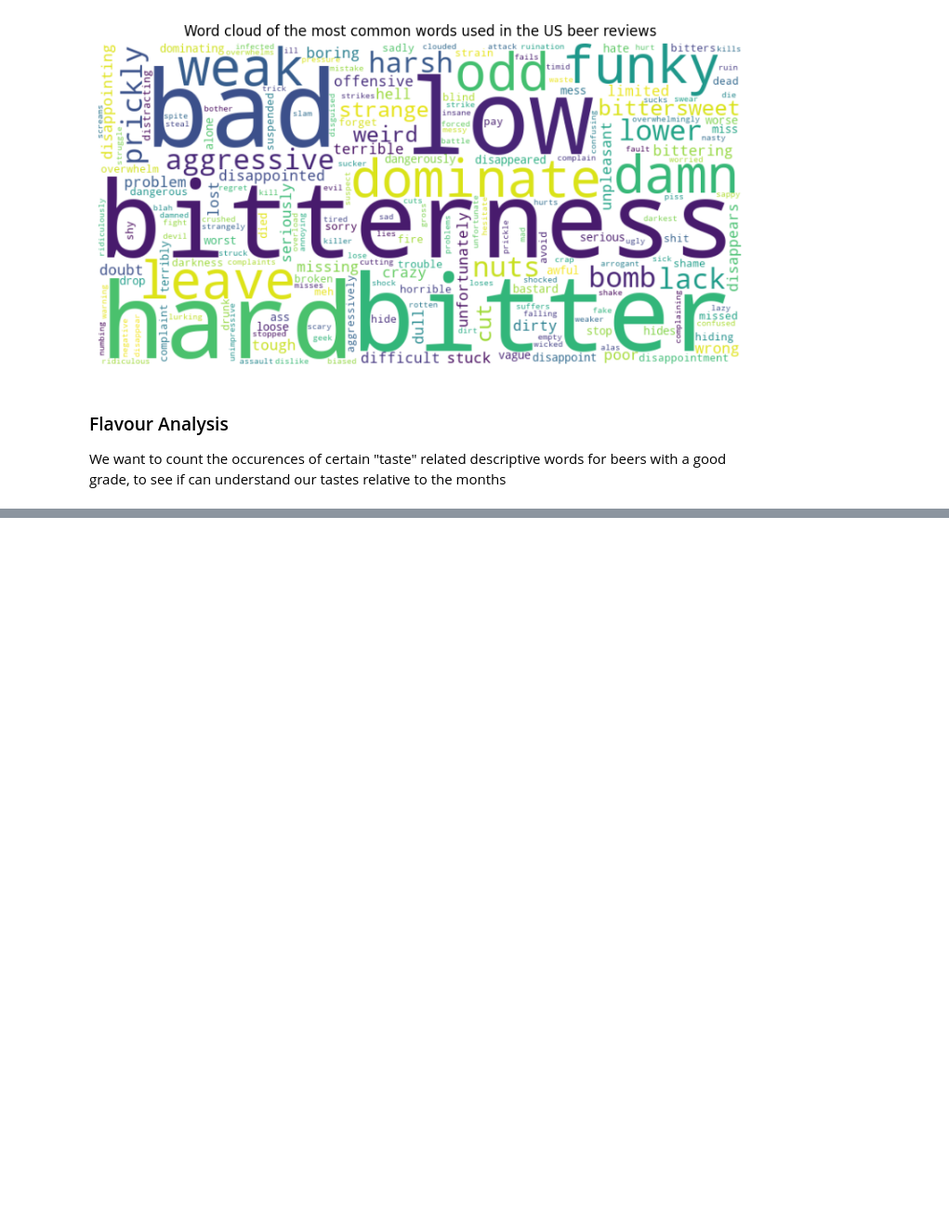
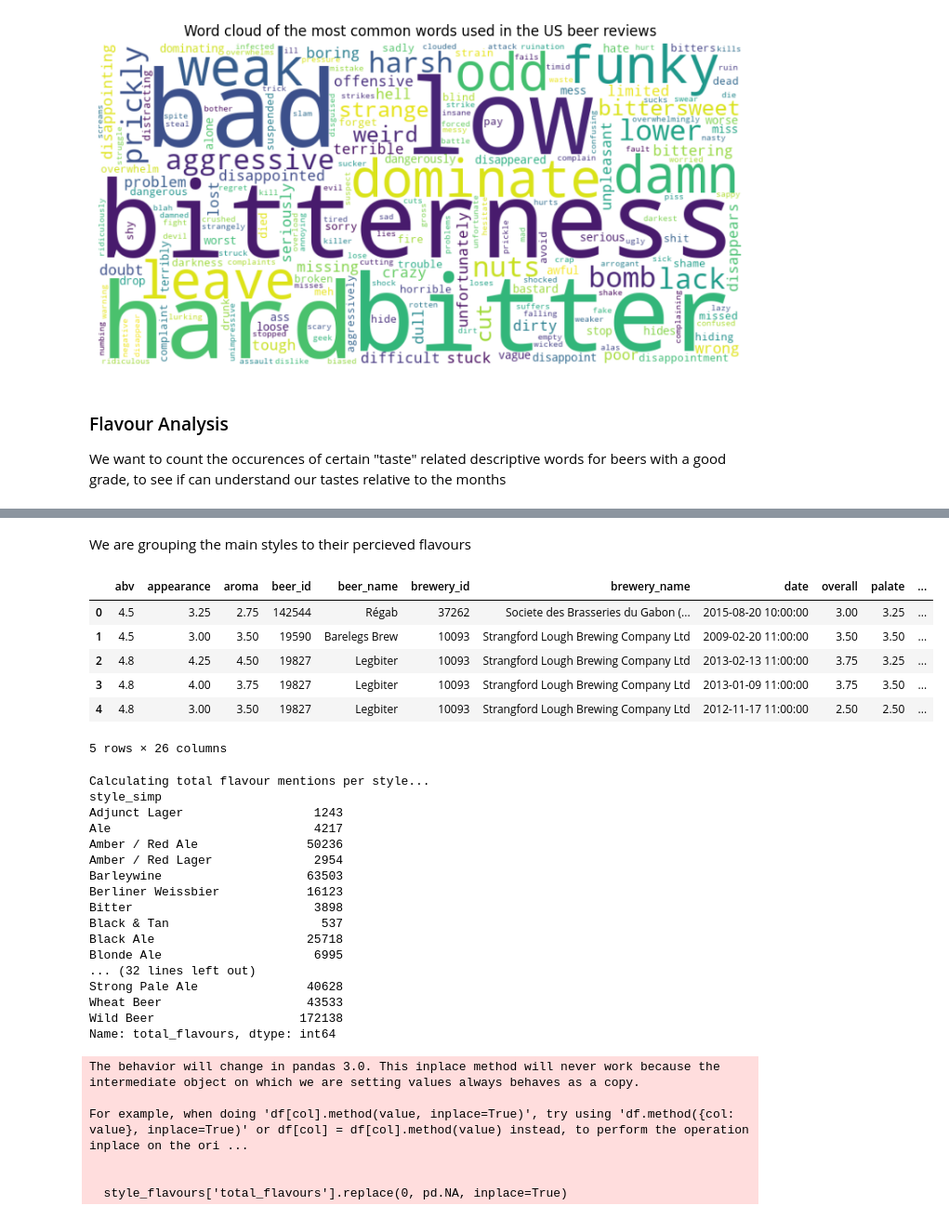
Before and after one commit to epfl-ada/ada-2024-project-databrewers, a Jupyter notebook: milestoneP3 copy.ipynb, the cells around one changed output, grey strips where cells are left out. Shown at 93% size. Cells and saved outputs as stored; diff of their text form; code cells hidden in the pictures; blank space fills up the shorter version.

```diff
--- a/milestoneP3 copy.ipynb
+++ b/milestoneP3 copy.ipynb
@@ -240,2 +376,37 @@ flavour_review = analyse_flavours(clean_reviews)
+# %% [markdown]
+We are grouping the main styles to their percieved flavours
 # %%
-sa.group_styles_by_flavours(flavour_review)
+
+display(reviews.head())
+group_styles_by_flavours(flavour_review)
+# %% [output]
+|  | abv | appearance | aroma | beer_id | beer_name | brewery_id | brewery_name | date | overall | palate | ... |
+| 0 | 4.5 | 3.25 | 2.75 | 142544 | Régab | 37262 | Societe des Brasseries du Gabon (... | 2015-08-20 10:00:00 | 3.00 | 3.25 | ... |
+| 1 | 4.5 | 3.00 | 3.50 | 19590 | Barelegs Brew | 10093 | Strangford Lough Brewing Company Ltd | 2009-02-20 11:00:00 | 3.50 | 3.50 | ... |
+| 2 | 4.8 | 4.25 | 4.50 | 19827 | Legbiter | 10093 | Strangford Lough Brewing Company Ltd | 2013-02-13 11:00:00 | 3.75 | 3.25 | ... |
+| 3 | 4.8 | 4.00 | 3.75 | 19827 | Legbiter | 10093 | Strangford Lough Brewing Company Ltd | 2013-01-09 11:00:00 | 3.75 | 3.50 | ... |
+| 4 | 4.8 | 3.00 | 3.50 | 19827 | Legbiter | 10093 | Strangford Lough Brewing Company Ltd | 2012-11-17 11:00:00 | 2.50 | 2.50 | ... |
+5 rows × 26 columns
+Calculating total flavour mentions per style...
+style_simp
+Adjunct Lager                  1243
+Ale                            4217
+Amber / Red Ale               50236
+Amber / Red Lager              2954
+Barleywine                    63503
+Berliner Weissbier            16123
+Bitter                         3898
+Black & Tan                     537
+Black Ale                     25718
+Blonde Ale                     6995
+... (32 lines left out)
+Strong Pale Ale               40628
+Wheat Beer                    43533
+Wild Beer                    172138
+Name: total_flavours, dtype: int64
+The behavior will change in pandas 3.0. This inplace method will never work because the intermediate object on which we are setting values always behaves as a copy.
+
+For example, when doing 'df[col].method(value, inplace=True)', try using 'df.method({col: value}, inplace=True)' or df[col] = df[col].method(value) instead, to perform the operation inplace on the ori ...
+
+
+  style_flavours['total_flavours'].replace(0, pd.NA, inplace=True)
```
Also changed, not shown: parts of 6 cells of this notebook, 1 other file.
